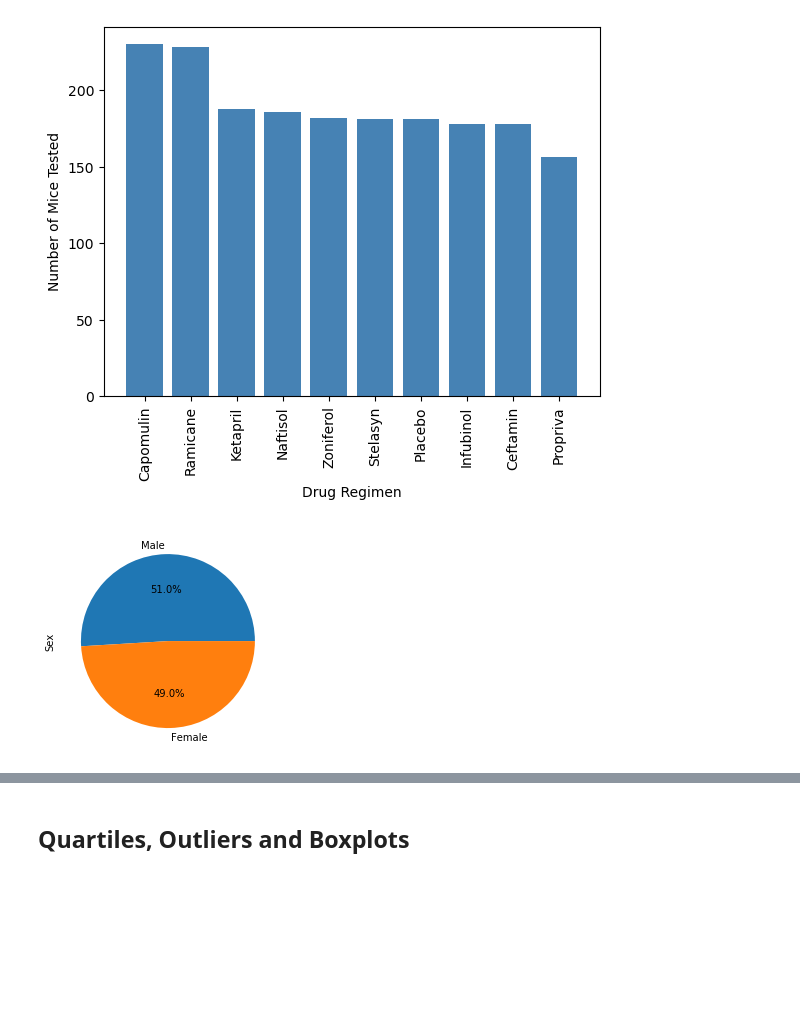
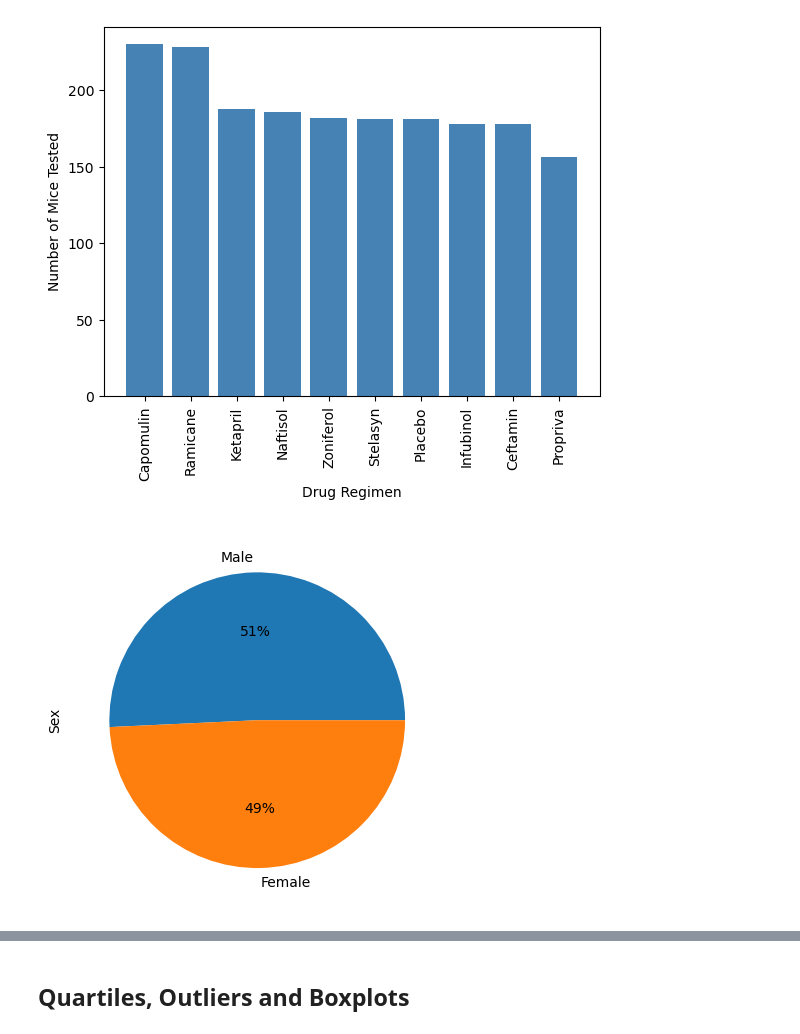
Before and after one commit to ashuudupa/data_challenge, a Jupyter notebook: module_5_starter_code/Pymaceuticals/pymaceuticals_starter.ipynb, the cells around one changed output, grey strips where cells are left out. Drawn from its saved outputs; the diff is of its cells as text; code cells hidden in the pictures; blank space fills up the shorter version.

Commit message:
pie charts

```diff
--- a/module_5_starter_code/Pymaceuticals/pymaceuticals_starter.ipynb
+++ b/module_5_starter_code/Pymaceuticals/pymaceuticals_starter.ipynb
@@ -138,7 +138,10 @@ plt.show()
 [figure]
 # %%
 # Generate a pie plot showing the distribution of female versus male mice using Pandas
+gender_pie = mousedrop["Sex"].value_counts()
+gender_pie.plot.pie(autopct= "%1.0f%%")
+plt.show()
 # %% [output]
-[figure, old version]
+[figure, new version]
 # %%
 # Generate a pie plot showing the distribution of female versus male mice using pyplot
```
Also changed, not shown: parts of 1 cell of this notebook.
